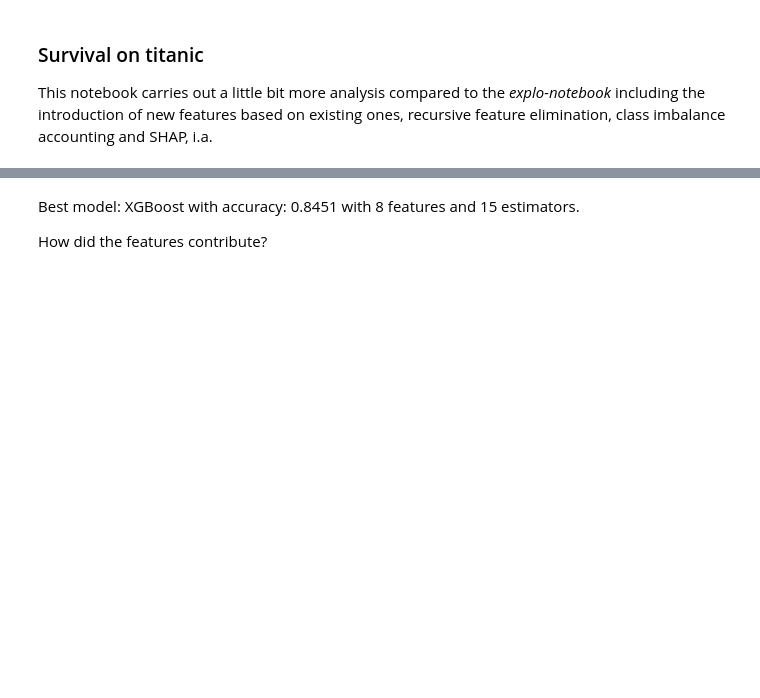
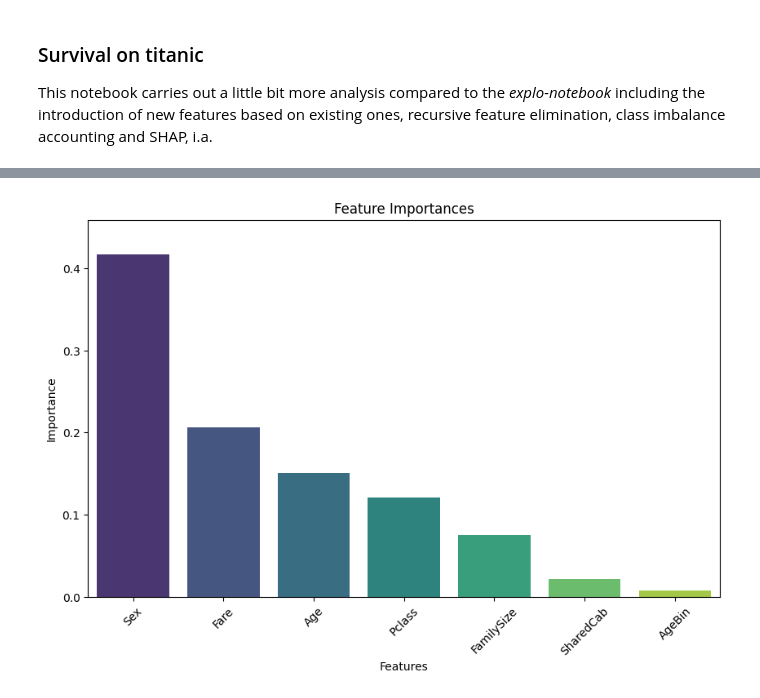
Before and after one commit to ubuti/applied_data_science, a Jupyter notebook: titanic/deep_dive.ipynb, the cells around one changed output, grey strips where cells are left out. Cells and saved outputs as stored; diff of their text form; code cells hidden in the pictures; blank space fills up the shorter version.

```diff
--- a/titanic/deep_dive.ipynb
+++ b/titanic/deep_dive.ipynb
@@ -15,4 +18,8 @@ from lightgbm import LGBMClassifier
 # %%
+from warnings import filterwarnings
+filterwarnings('ignore')
+
+
 # 1. Data Preprocessing
 def preprocess_data(df):
     # Handle missing values
@@ -40,6 +47,15 @@ def preprocess_data(df):
     # Create fare bins
     df['FareBin'] = pd.qcut(df['Fare'], q=4)
 
+    # Create bool indicating a shared cabin between passengers
+    df['SharedCab'] = df['Cabin'].apply(lambda x: 1 if pd.notna(x) and df['Cabin'].value_counts()[x] > 1 else 0)
+
+    # Create a boolean family feature
+    df['Surname'] = df['Name'].str.extract(r'([A-Za-z]+),', expand=False)
+    df['TixPref'] = df.Ticket.str.extract(r'(.*\d)', expand=False)
+    df['Family'] = df['TixPref'] + df['Surname']
+    df['Family'] = df['Family'].duplicated(keep=False).astype(int)
+
     # Encode categorical variables
     categorical_features = ['Sex', 'Embarked', 'Title', 'AgeBin', 'FareBin']
     for feature in categorical_features:
@@ -49,20 +65,20 @@ def preprocess_data(df):
     return df
 
 # 2. Feature Selection
-def select_features(X, y, n_features=12):
+def select_features(X, y, n_features=10):
     rfe = RFE(estimator=RandomForestClassifier(n_estimators=100, random_state=42), n_features_to_select=n_features, verbose=0)
     rfe = rfe.fit(X, y)
     return X.columns[rfe.support_]
 
 # 3. Model Training and Evaluation
-def train_and_evaluate_model(X, y, n_estimators=100):
+def train_and_evaluate_model(X, y, **kwargs):
     X_train, X_test, y_train, y_test = train_test_split(X, y, test_size=0.2, random_state=42)
 
     models = {
-        'RandomForest': RandomForestClassifier(n_estimators=n_estimators, random_state=42),
-        'GradientBoosting': GradientBoostingClassifier(n_estimators=n_estimators, random_state=42),
-        'XGBoost': XGBClassifier(n_estimators=n_estimators, random_state=42),
-        'LightGBM': LGBMClassifier(n_estimators=n_estimators, random_state=42)
+        'RandomForest': RandomForestClassifier(**kwargs, bootstrap=True, criterion='entropy', min_samples_leaf=5, min_samples_split=2),
+        'GradientBoosting': GradientBoostingClassifier(**kwargs),
+        'XGBoost': XGBClassifier(**kwargs, bootstrap=True),
+        'LightGBM': LGBMClassifier(**kwargs)
     }
 
     results = {}
@@ -91,20 +107,28 @@ def main():
     train_data = pd.read_csv('train.csv')
     test_data = pd.read_csv('test.csv')
 
+    # Store indices
+    test_indices = test_data.index
+    train_indices = train_data.index
+
+    # Extract target variable
+    y = train_data['Survived']
+
     # Preprocess data
-    train_data = preprocess_data(train_data)
-    test_data = preprocess_data(test_data)
+    data = pd.concat([train_data.drop(['Survived'], axis=1), test_data], axis=0)
+    data = preprocess_data(data)
+    data = data.drop(['Name', 'Ticket', 'Cabin', 'PassengerId', 'Surname', 'TixPref', 'Title'], axis=1)
 
     # Separate features and target
-    X = train_data.drop(['Survived', 'PassengerId', 'Name', 'Ticket', 'Cabin'], axis=1)
-    y = train_data['Survived']
+    X = data.iloc[train_indices]
+    test_data = data.iloc[test_indices]
 
     # Select features
-    selected_features = select_features(X, y, n_features=8)
+    selected_features = select_features(X, y, n_features=7)
     X = X[selected_features]
 
     # Train and evaluate model
-    best_model = train_and_evaluate_model(X, y, 15)
+    best_model = train_and_evaluate_model(X, y, n_estimators=250, random_state=42)
 
     # Prepare test data
     test_X = test_data[selected_features]
@@ -113,6 +137,7 @@ def main():
     predictions = best_model.predict(test_X)
 
     # Create submission file
+    test_data['PassengerId'] = range(892, 892 + len(test_data))
     submission = pd.DataFrame({
         'PassengerId': test_data['PassengerId'],
         'Survived': predictions
@@ -120,5 +145,23 @@ def main():
     submission.to_csv('submission.csv', index=False)
     print("Submission file created successfully.")
 
+    # Extract the actual model from the pipeline
+    model = best_model.named_steps['model']
+
+    # Calculate feature importances
+    importance = pd.DataFrame({'feature': X.columns, 'importance': np.round(model.feature_importances_, 3)})
+    importance = importance.sort_values('importance', ascending=False).set_index('feature')
+
+    # Plotting with seaborn
+    plt.figure(figsize=(10, 6))
+    sns.barplot(x=importance.index, y=importance['importance'], palette='viridis')
+    plt.title('Feature Importances')
+    plt.xlabel('Features')
+    plt.ylabel('Importance')
+    plt.xticks(rotation=45)
+    plt.ylim(0, importance['importance'].max() * 1.1)  # Set y-axis limits
+    plt.show();
+
 if __name__ == "__main__":
     main()
+# %% [output]
@@ -125,4 +185 @@ if __name__ == "__main__":
+[figure, added]
-# %% [markdown]
-Best model: XGBoost with accuracy: 0.8451 with 8 features and 15 estimators.
-
-How did the features contribute?
```
Also changed, not shown: parts of 4 cells of this notebook, 4 other files.
